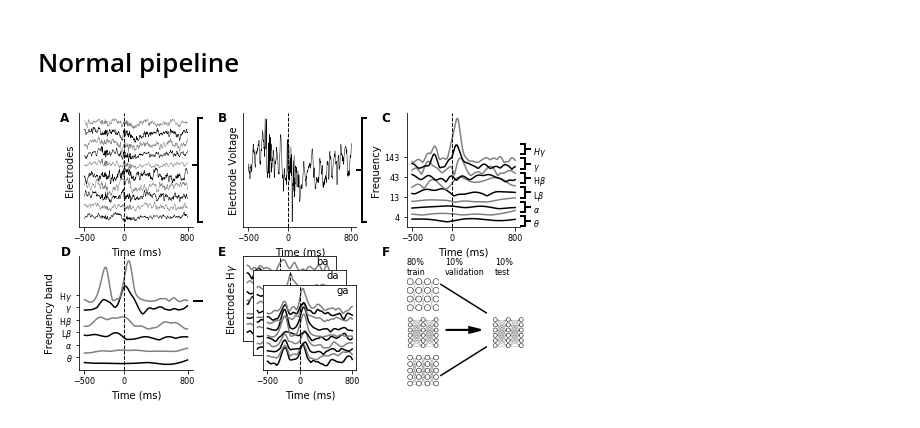
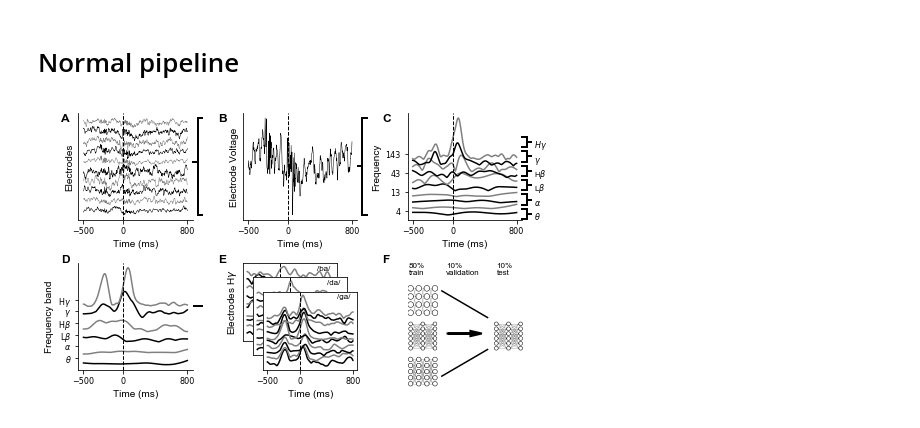
Before and after one commit to BouchardLab/cv_paper_plots, a Jupyter notebook: pipeline/pipeline_figure.ipynb, the cells around one changed output. Cells and saved outputs as stored; diff of their text form; code cells hidden in the pictures.

```diff
--- a/pipeline/pipeline_figure.ipynb
+++ b/pipeline/pipeline_figure.ipynb
@@ -134,10 +134,10 @@ f = plt.figure(figsize=figsize)
 
 bot_gap = .1
 top_gap = .01
-l_gap = .075
+l_gap = .07
 r_gap = .05
 h_gap = .1
-v_gap = .1
+v_gap = .15
 height = (1. - bot_gap - v_gap - top_gap) / 2.
 width = (1. - l_gap - 2* h_gap - r_gap) / 3.
 y0 = bot_gap + height + v_gap
@@ -152,8 +152,9 @@ ax3 = f.add_axes([l_gap, bot_gap, width, height])
 
 n_data = 3
 data_axes = [f.add_axes([l_gap + width + h_gap+(ii*.02), bot_gap + .1-(ii*.05), width - .04, height - .1]) for ii in range(n_data)]
-for ii, t in zip(range(3), ['ba', 'da', 'ga']):
-    f.text(l_gap + 2 * width + h_gap - .08 + ii * .02, bot_gap + height - .03 - ii * .05, t)
+for ii, t in zip(range(3), ['/ba/', '/da/', '/ga/']):
+    f.text(l_gap + 2 * width + h_gap - .08 + ii * .02, bot_gap + height - .025 - ii * .05, t,
+           **ticklabel_fontstyle)
 
 analysis.plot_electrodes_by_time(cv_data[channel_slice], ax0)
 bax0 = f.add_axes([l_gap + width, y0, .02, height])
@@ -168,22 +169,22 @@ x = l_gap + 3 * width + 2 * h_gap
 y_t = y0
 bax1_t = f.add_axes([x, y_t, .02, .04])
 make_bracket([0, 1], [.5], bax1_t)
-f.text(x + .025, y_t, r'$\theta$', fontsize=ticklabel_fontsize)
+f.text(x + .025, y_t, r'$\theta$', **ticklabel_fontstyle)
 bax1_a = f.add_axes([x, y_t + .05, .02, .04])
 make_bracket([0, 1], [.5], bax1_a)
-f.text(x + .025, y_t + .05, r'$\alpha$', fontsize=ticklabel_fontsize)
+f.text(x + .025, y_t + .05, r'$\alpha$', **ticklabel_fontstyle)
 bax1_lb = f.add_axes([x, y_t + 2*.05, .02, .04])
 make_bracket([0, 1], [.5], bax1_lb)
-f.text(x + .025, y_t + 2 * .05, r'L$\beta$', fontsize=ticklabel_fontsize)
+f.text(x + .025, y_t + 2 * .05, r'L$\beta$', **ticklabel_fontstyle)
 bax1_hb = f.add_axes([x, y_t + 3*.05, .02, .04])
 make_bracket([0, 1], [.5], bax1_hb)
-f.text(x + .025, y_t + 3 * .05, r'H$\beta$', fontsize=ticklabel_fontsize)
+f.text(x + .025, y_t + 3 * .05, r'H$\beta$', **ticklabel_fontstyle)
 bax1_g = f.add_axes([x, y_t + 4*.05, .02, .04])
 make_bracket([0, 1], [.5], bax1_g)
-f.text(x + .025, y_t + 4 * .05, r'$\gamma$', fontsize=ticklabel_fontsize)
+f.text(x + .025, y_t + 4 * .05, r'$\gamma$', **ticklabel_fontstyle)
 bax1_hg = f.add_axes([x, y_t + 5*.05, .02, .04])
 make_bracket([0, 1], [.5], bax1_hg)
-f.text(x + .025, y_t + 5 * .05, r'$H\gamma$', fontsize=ticklabel_fontsize)
+f.text(x + .025, y_t + 5 * .05, r'$H\gamma$', **ticklabel_fontstyle)
 
 analysis.plot_neurobands_by_time(elec_data, sl, rate, block_path, ax3)
 x = l_gap + width
@@ -200,39 +201,39 @@ analysis.plot_datapoints(vsmc_data[channel_slice], [make_slice(idx, ec2_b1_trans
 #make_bracket([.1125, .175], [(.1125 + .175) / 2.], cv_ax)
 #make_bracket([0, .0625], [.0625 / 2.], cv_ax)
 y = .43
-f.text(.725, y, '80%\ntrain', fontsize=ticklabel_fontsize)
-f.text(.8, y, '10%\nvalidation', fontsize=ticklabel_fontsize)
-f.text(.9, y, '10%\ntest', fontsize=ticklabel_fontsize)
+f.text(.725, y, '80%\ntrain', **ticklabel_fontstyle)
+f.text(.8, y, '10%\nvalidation', **ticklabel_fontstyle)
+f.text(.9, y, '10%\ntest', **ticklabel_fontstyle)
 
 ax_arrow = f.add_axes([l_gap + 2 * width + 2 * h_gap, .4 * bot_gap, width, height])
 axn0 = f.add_axes([l_gap + 2 * width + 2 * h_gap, .4 * bot_gap, width_square, small_height])
 axn1 = f.add_axes([l_gap + 2 * width + 2 * h_gap, .4 * bot_gap + height / 3., width_square, small_height])
 axn1p = f.add_axes([l_gap + 2.75 * width + 2 * h_gap, .4 * bot_gap + height / 3., width_square, small_height])
 axn2 = f.add_axes([l_gap + 2 * width + 2 * h_gap, .4 * bot_gap + 2 * height / 3., width_square, small_height])
 analysis.plot_network(5, 4, axn0)
 analysis.plot_network(6, 3, axn1)
 analysis.plot_network(6, 3, axn1p)
 analysis.plot_network(4, 4, axn2)
 ax_arrow.plot([.3, .7], [.9, .65], c='black')
 ax_arrow.plot([.3, .7], [.1, .35], c='black')
 ax_arrow.set_xlim(0, 1)
 ax_arrow.set_ylim(0, 1)
 ax_arrow.arrow(.35, .5, .2, 0, head_width=.05, head_length=.1, fc='k', ec='k', lw=2)
 ax_arrow.axis('off')
 
 x0 = l_gap / 2
 y0 = 1 - 4 * top_gap
 x1 = l_gap + width + h_gap/2
 y1 = bot_gap + height
 x2 = l_gap  + 2* width + 1.5 * h_gap
 f.text(x0, y0, 'A', **letter_fontstyle)
 f.text(x1, y0, 'B', **letter_fontstyle)
 f.text(x2, y0, 'C', **letter_fontstyle)
 f.text(x0, y1, 'D', **letter_fontstyle)
 f.text(x1, y1, 'E', **letter_fontstyle)
 f.text(x2, y1, 'F', **letter_fontstyle)
 
-plt.savefig('/home/jesse/Downloads/normal_pipeline.pdf')
+plt.savefig('/home/jesse/Downloads/normal_pipeline.eps', dpi=300)
 plt.savefig('/home/jesse/Downloads/normal_pipeline.png', dpi=300)
 # %% [output]
-[figure, old version]
+[figure, new version]
```
Also changed, not shown: parts of 8 cells of this notebook, 11 other files.
